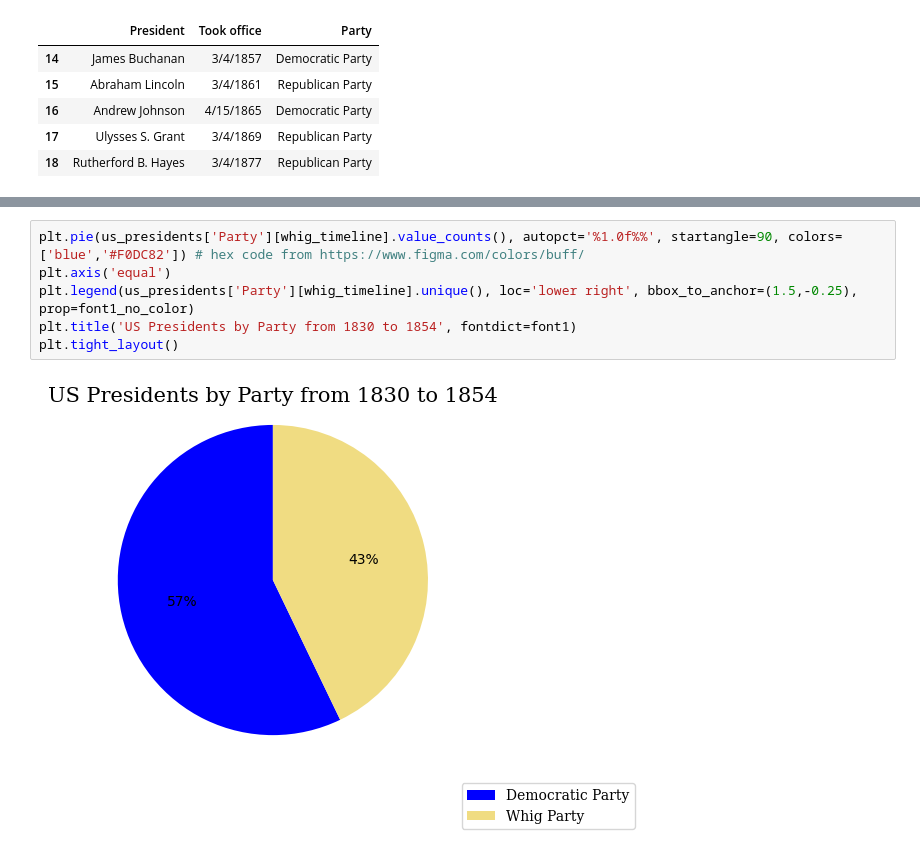
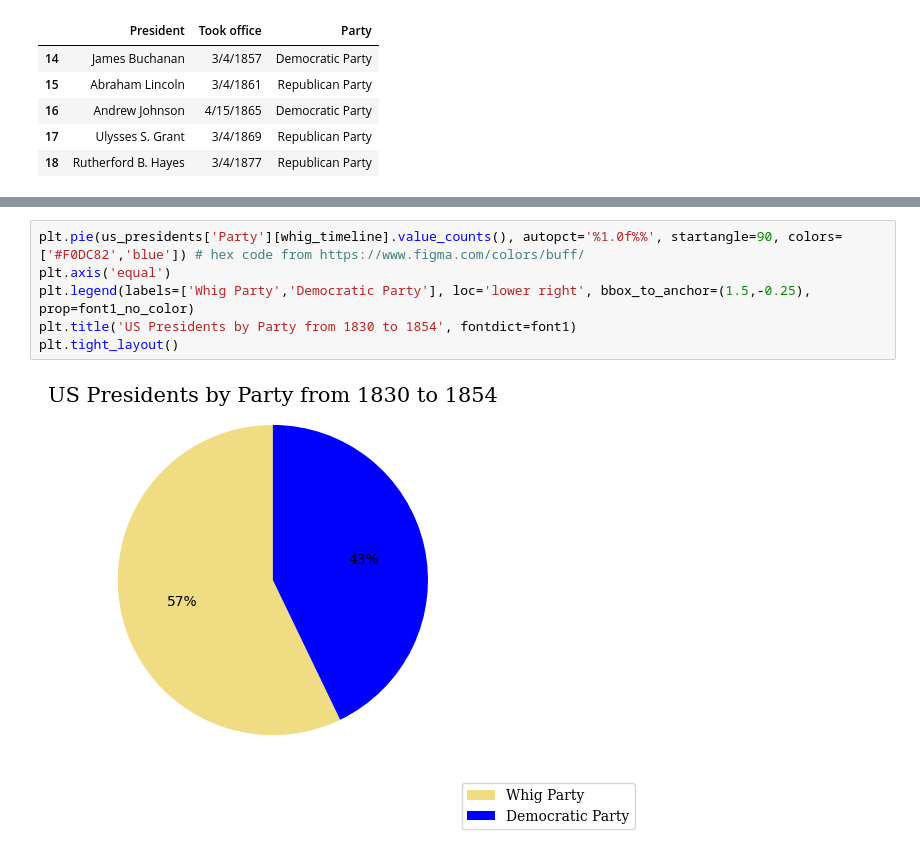
Before and after one commit to enocksegawa/Data-Visualisation, a Jupyter notebook: US_presidents_(GitHub).ipynb, the cells around one changed output, grey strips where cells are left out. Cells and saved outputs as stored; diff of their text form.

Commit message:
Corrected a few mistakes in labeling the pie chart slices

```diff
--- a/US_presidents_(GitHub).ipynb
+++ b/US_presidents_(GitHub).ipynb
@@ -414,8 +443,8 @@ plt.tight_layout()
 # %%
-plt.pie(us_presidents['Party'][whig_timeline].value_counts(), autopct='%1.0f%%', startangle=90, colors=['blue','#F0DC82']) # hex code from https://www.figma.com/colors/buff/
+plt.pie(us_presidents['Party'][whig_timeline].value_counts(), autopct='%1.0f%%', startangle=90, colors=['#F0DC82','blue']) # hex code from https://www.figma.com/colors/buff/
 plt.axis('equal')
-plt.legend(us_presidents['Party'][whig_timeline].unique(), loc='lower right', bbox_to_anchor=(1.5,-0.25), prop=font1_no_color)
+plt.legend(labels=['Whig Party','Democratic Party'], loc='lower right', bbox_to_anchor=(1.5,-0.25), prop=font1_no_color)
 plt.title('US Presidents by Party from 1830 to 1854', fontdict=font1)
 plt.tight_layout()
 # %% [output]
-[figure, old version]
+[figure, new version]
```
Also changed, not shown: parts of 8 cells of this notebook.
